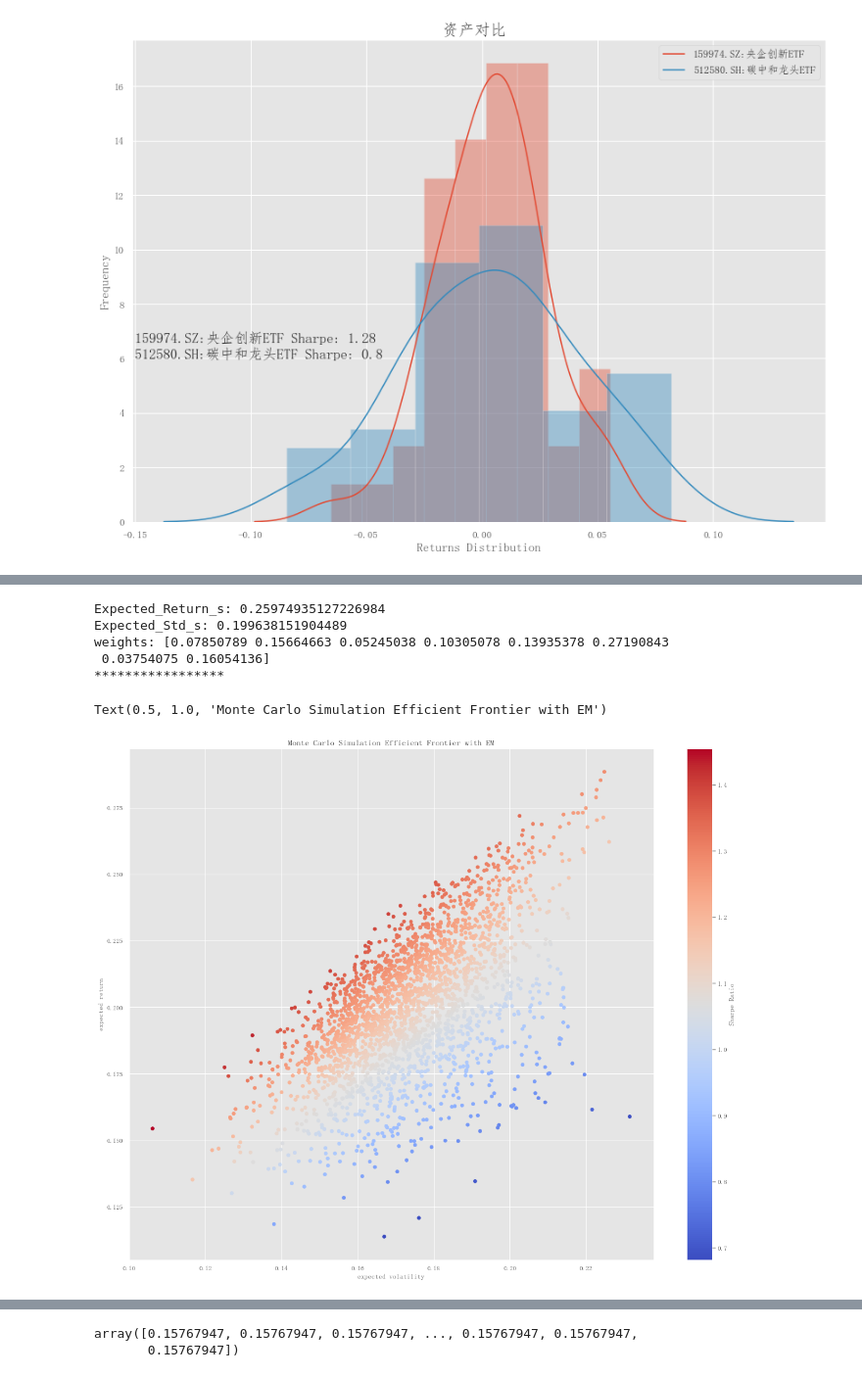
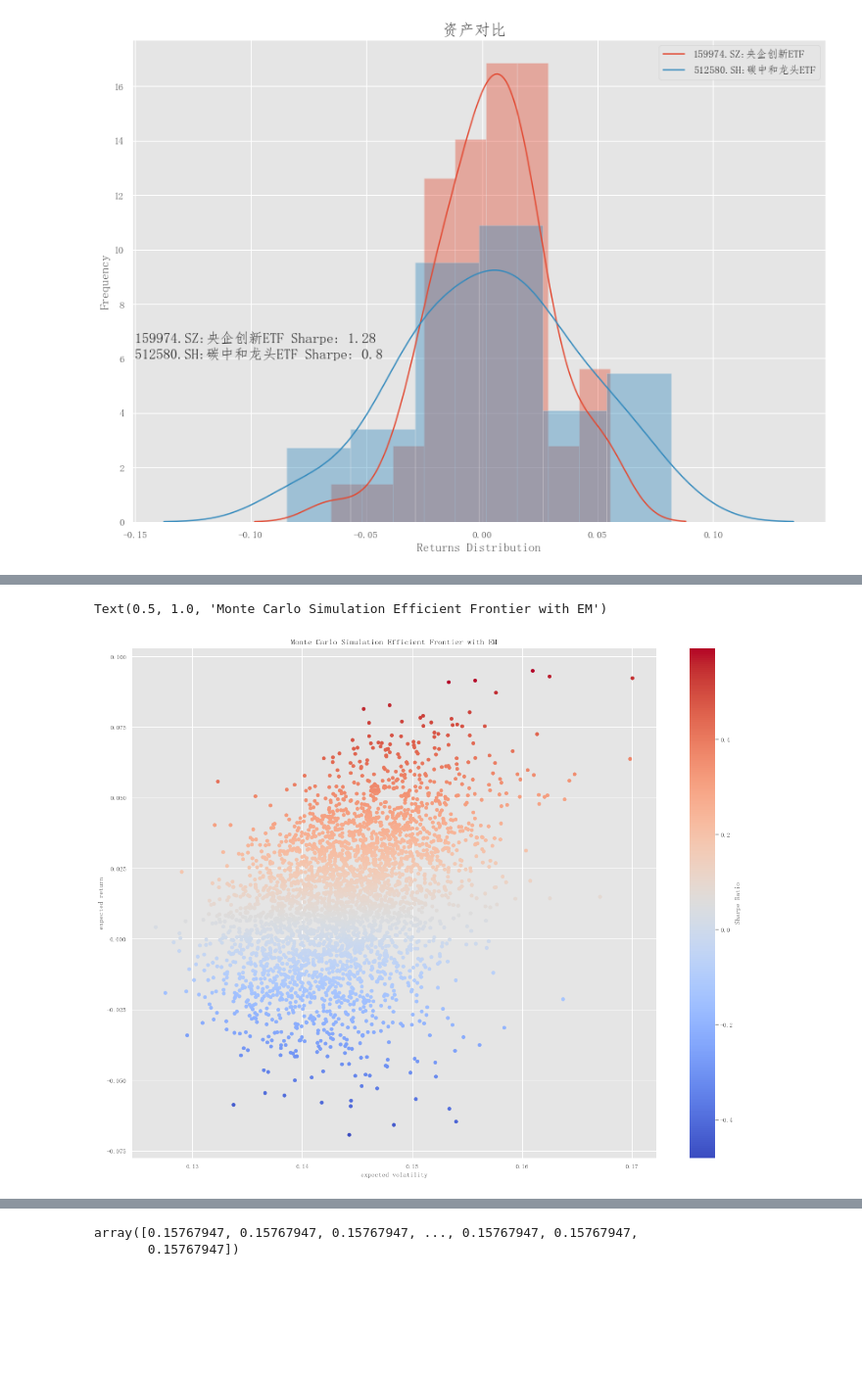
Before and after one commit to rufushuachen/code_bk, a Jupyter notebook: ETF.ipynb, the cells around one changed output, grey strips where cells are left out. Shown at 98% size. Cells and saved outputs as stored; diff of their text form; code cells hidden in the pictures; blank space fills up the shorter version.

```diff
--- a/ETF.ipynb
+++ b/ETF.ipynb
@@ -257,10 +204,15 @@ mpl.rcParams['axes.unicode_minus'] = False  # 解决保存图像是负号'-'显
 binsnumber = 35
 
 
-fig3, ax = plt.subplots(figsize=(20,50))
+fig3, ax = plt.subplots(figsize=(20,60))
 plt.subplots_adjust(hspace=.4,wspace=.4) # it adds space in between plots
+if (len(df.columns) % 2 ) == 0:
+    m = len(df.columns)
+else:
+    m = int(round(len(df.columns),-1))
+
 for i in range(0,len(df.columns)):
-    plt.subplot(28,2,i+1)
+    plt.subplot(m,2,i+1)
     ax = plt.gca()
 
     ax.hist(df_returns[df_returns.columns[i]], bins=binsnumber, color='steelblue', density = True,
@@ -401,8 +300,8 @@ df_returns[cols]
 # %%
-df_returns[cols]
-weights = np.random.random(8)
+
+weights = np.random.random(18)
 weights /=  np.sum(weights)
-index =list(df_returns[cols].columns)
+index =list(df_returns.columns)
 allocation = pd.DataFrame(data=weights,index=index ,columns =['s'])
 allocation
 # %% [output]
@@ -418,5 +325,5 @@ allocation
 # %%
-Expected_Return_s = np.sum(df_returns[cols].mean()* allocation.s)* 52
+Expected_Return_s = np.sum(df_returns.mean()* allocation.s)* 52
 # %%
 print('Expected_Return_s:',Expected_Return_s)
 # %% [output]
@@ -424,6 +331,6 @@ Expected_Return_s: 0.15656388155192724
 # %%
 Expected_Std_s = np.sqrt(np.dot(allocation.s.T,np.dot(
-                                                        df_returns[cols].cov()*52,
+                                                        df_returns.cov()*52,
                                                         allocation.s))
                         )
 
@@ -440,44 +347,41 @@ Sharpe_s: 0.9929249303264082
 prets = []
 pvols = []
 
-for p in range(2500):
+for p in range(3500):
     weights = np.random.random(len(allocation))
     weights /= np.sum(weights)
 
-    Expected_Return_s = np.sum(df_returns[cols].mean()* weights)* 52
-    Expected_Std_s = np.sqrt(np.dot(weights.T,np.dot( df_returns[cols].cov()*52,
+    Expected_Return_s = np.sum(df_returns.mean()* weights)* 52
+    Expected_Std_s = np.sqrt(np.dot(weights.T,np.dot( df_returns.cov()*52,
                                                         weights))
                         )
 
     prets.append(Expected_Return_s)
     pvols.append(Expected_Std_s )
-    if ((Expected_Return_s > 0.259) & (Expected_Return_s < 0.26)) & ((Expected_Std_s < 0.2 )& (Expected_Std_s > 0.199)):
-        print('Expected_Return_s:',Expected_Return_s)
-        print('Expected_Std_s:',Expected_Std_s)
-        print('weights:',weights)
+    if ((Expected_Return_s > 0.24) & (Expected_Return_s < 0.25)) & ((Expected_Std_s < 0.18 )& (Expected_Std_s > 0.17)):
+        print('Expected_Return_s:',round(Expected_Return_s,2))
+        print('Expected_Std_s:',round(Expected_Std_s,2))
+        print('sharp ratio:',round(Expected_Std_s / Expected_Std_s,2))
+        print('weights:',[round(i,2) for i in weights])
         print('*****************')
+        w = [round(i,2) for i in weights]
 
 
 prets = np.array(prets)
 pvols = np.array(pvols)
 
 # the charts
 
 fig8 = plt.figure(figsize = (20,16))
 plt.subplots_adjust(wspace=.5)
 plt.subplot(111)
 
 plt.scatter(pvols, prets, c = prets / pvols, marker = 'o',cmap='coolwarm')
 plt.grid(True)
 plt.xlabel('expected volatility')
 plt.ylabel('expected return')
 plt.colorbar(label = 'Sharpe Ratio')
 plt.title('Monte Carlo Simulation Efficient Frontier with EM')
 # %% [output]
-Expected_Return_s: 0.25974935127226984
-Expected_Std_s: 0.199638151904489
-weights: [0.07850789 0.15664663 0.05245038 0.10305078 0.13935378 0.27190843
- 0.03754075 0.16054136]
-*****************
+Text(0.5, 1.0, 'Monte Carlo Simulation Efficient Frontier with EM')
-Text(0.5, 1.0, 'Monte Carlo Simulation Efficient Frontier with EM')
-[figure, old version]
+[figure, new version]
```
Also changed, not shown: parts of 18 cells of this notebook, 1 other file.
